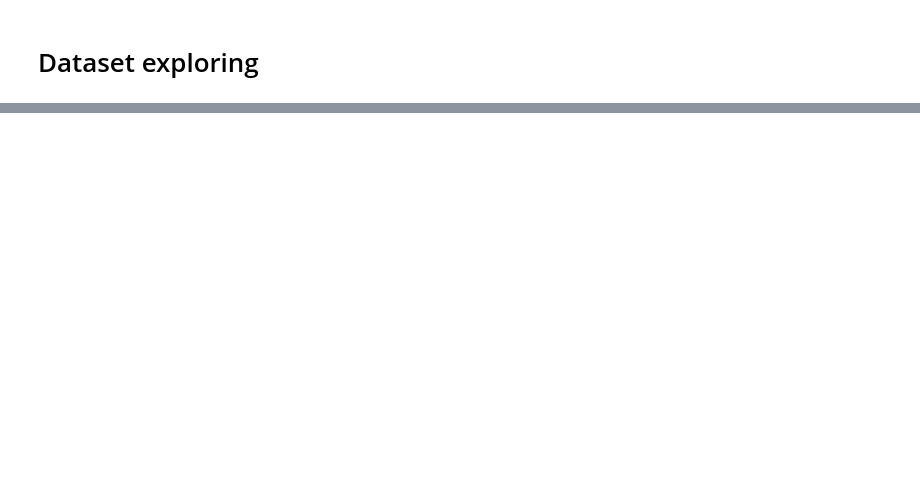
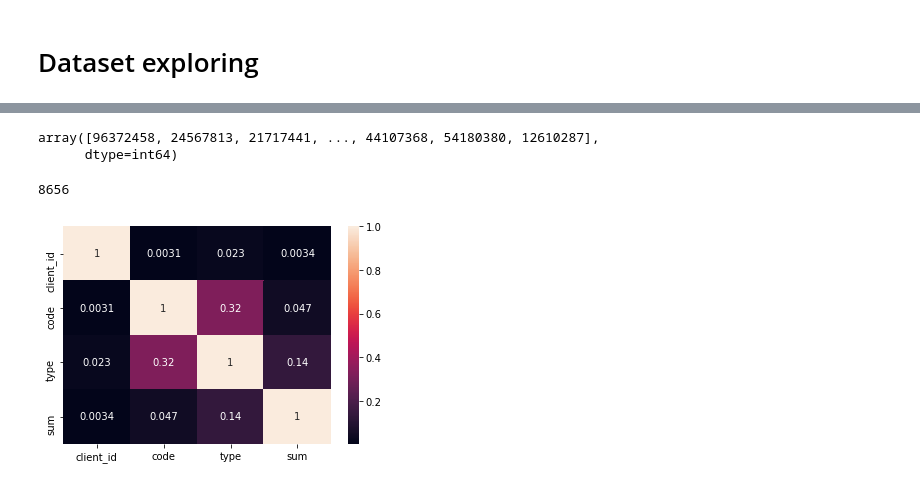
Before and after one commit to talghatovich/Assignment_IRDM_AAA, a Jupyter notebook: Assignment_4_5.ipynb, the cells around one changed output, grey strips where cells are left out. Cells and saved outputs as stored; diff of their text form; code cells hidden in the pictures; blank space fills up the shorter version.

```diff
--- a/Assignment_4_5.ipynb
+++ b/Assignment_4_5.ipynb
@@ -31,0 +131,12 @@ types.describe()
+# %%
+clients = np.array(transactions['client_id'].unique())
+clients
+# %% [output]
+array([96372458, 24567813, 21717441, ..., 44107368, 54180380, 12610287],
+      dtype=int64)
+# %%
+len(clients)
+# %% [output]
+8656
+# %%
+transactions.drop_duplicates(inplace=True)
@@ -31,0 +145,7 @@ types.describe()
+# %%
+correlation = transactions.corr()
+# %%
+sns.heatmap(correlation, xticklabels = correlation.columns, yticklabels=correlation.columns, annot=True)
+plt.show()
+# %% [output]
+[figure, added]
```
Also changed, not shown: parts of 40 cells of this notebook.
